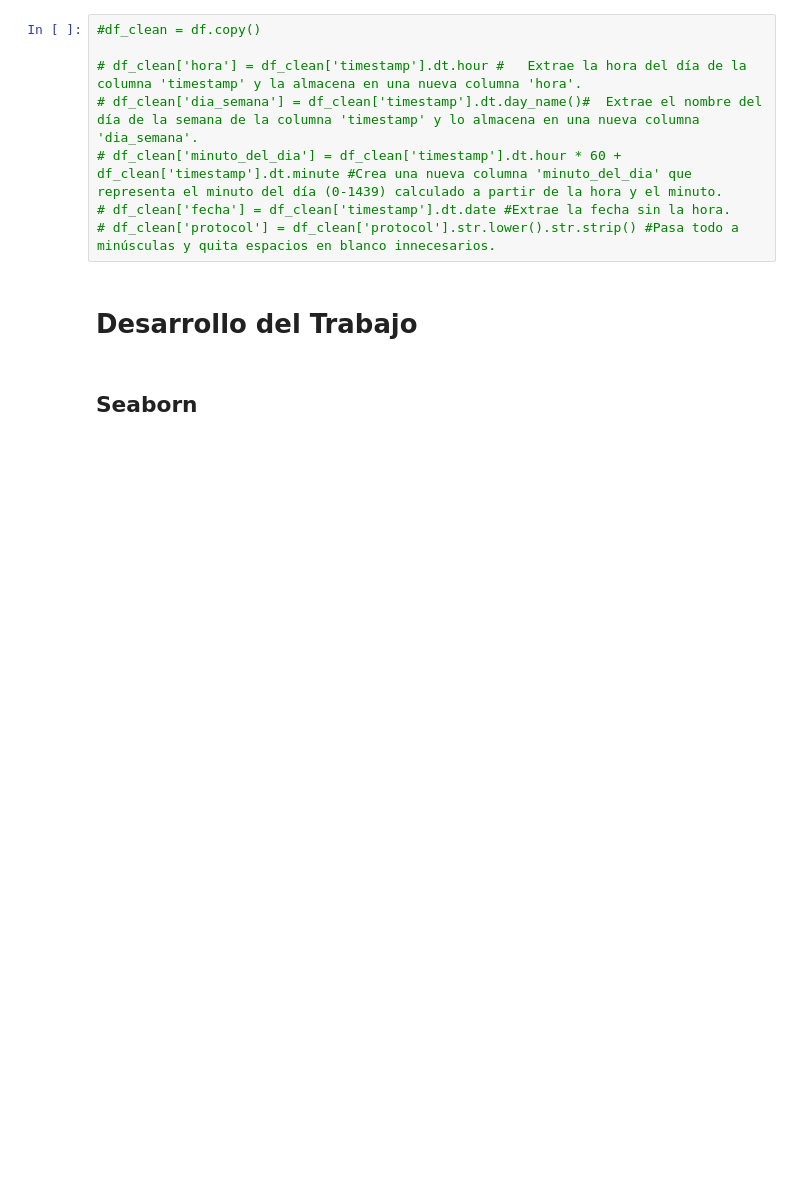
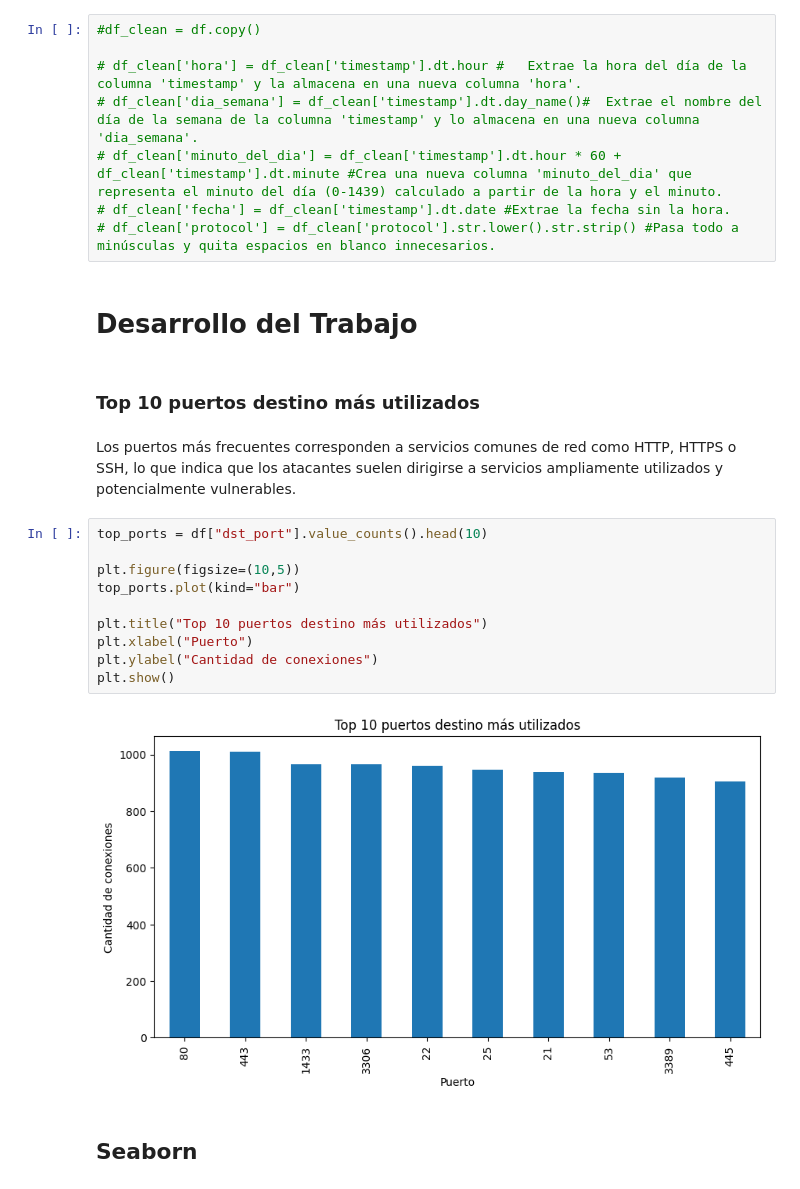
Before and after one commit to educhiles12/tratamiento_datos_clase3, a Jupyter notebook: ejercicio_practico.ipynb, the cells around one changed output. Cells and saved outputs as stored; diff of their text form; blank space fills up the shorter version.

```diff
--- a/ejercicio_practico.ipynb
+++ b/ejercicio_practico.ipynb
@@ -52,6 +52,22 @@ Primeras 5 filas:
 # df_clean['protocol'] = df_clean['protocol'].str.lower().str.strip() #Pasa todo a minúsculas y quita espacios en blanco innecesarios.
 # %% [markdown]
 #  Desarrollo del Trabajo
+# %% [markdown]
+### Top 10 puertos destino más utilizados
+# %% [markdown]
+Los puertos más frecuentes corresponden a servicios comunes de red como HTTP, HTTPS o SSH, lo que indica que los atacantes suelen dirigirse a servicios ampliamente utilizados y potencialmente vulnerables.
+# %%
+top_ports = df["dst_port"].value_counts().head(10)
+
+plt.figure(figsize=(10,5))
+top_ports.plot(kind="bar")
+
+plt.title("Top 10 puertos destino más utilizados")
+plt.xlabel("Puerto")
+plt.ylabel("Cantidad de conexiones")
+plt.show()
+# %% [output]
+[figure, added]
 # %% [markdown]
 ## Seaborn
 # %%
```
Also changed, not shown: parts of 9 cells of this notebook.
